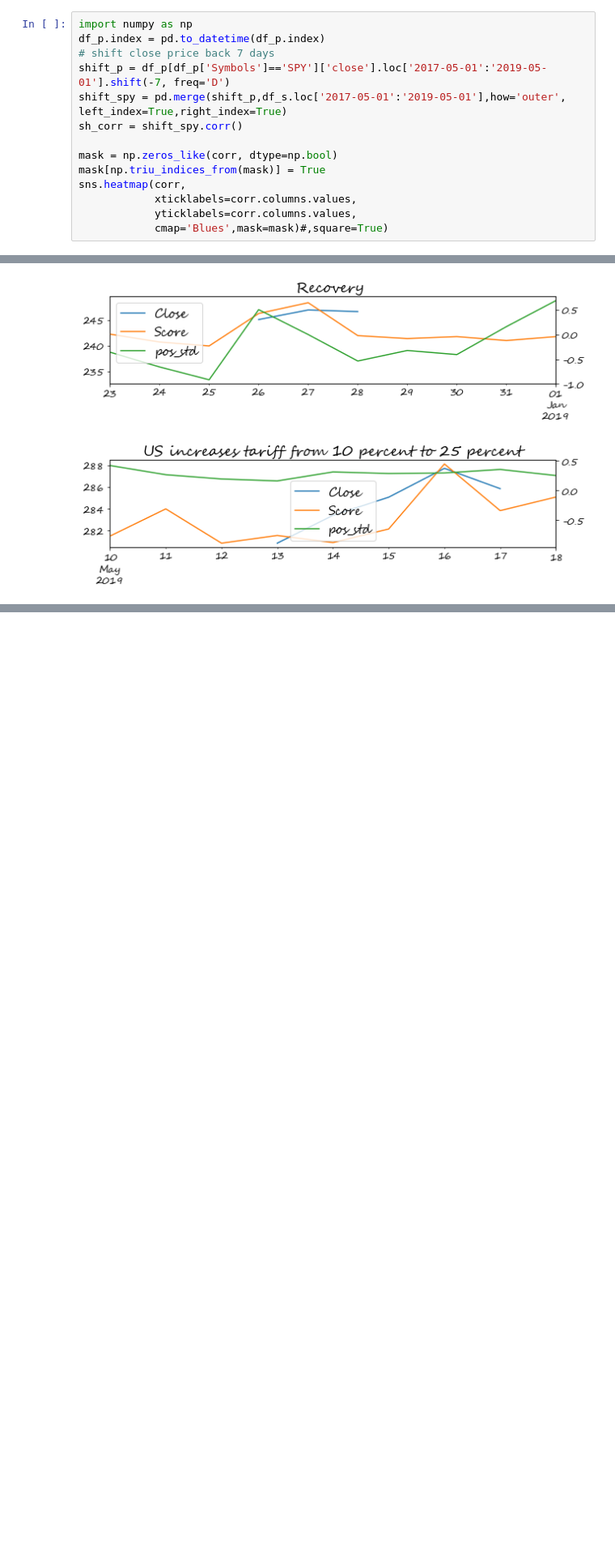
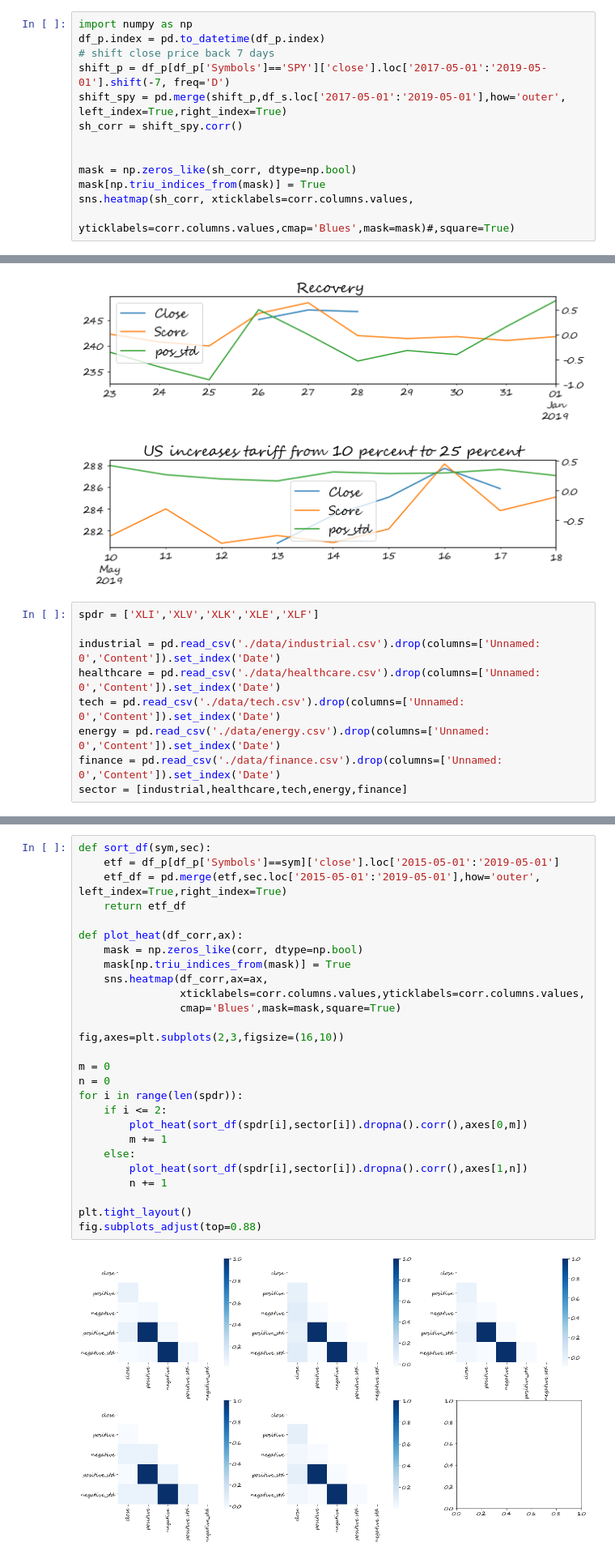
Before and after one commit to elvish7/datascience, a Jupyter notebook: Market_Sentiment_Analysis(Final Project)/Analysis/sentiment_effect.ipynb, the cells around one changed output, grey strips where cells are left out. Shown at 81% size. Saved outputs shown, nothing was run; the diff lists cells and outputs as text; blank space fills up the shorter version.

```diff
--- a/Market_Sentiment_Analysis(Final Project)/Analysis/sentiment_effect.ipynb
+++ b/Market_Sentiment_Analysis(Final Project)/Analysis/sentiment_effect.ipynb
@@ -182,12 +182,11 @@ shift_p = df_p[df_p['Symbols']=='SPY']['close'].loc['2017-05-01':'2019-05-01'].s
 shift_spy = pd.merge(shift_p,df_s.loc['2017-05-01':'2019-05-01'],how='outer', left_index=True,right_index=True)
 sh_corr = shift_spy.corr()
 
-mask = np.zeros_like(corr, dtype=np.bool)
+
+mask = np.zeros_like(sh_corr, dtype=np.bool)
 mask[np.triu_indices_from(mask)] = True
-sns.heatmap(corr,
-            xticklabels=corr.columns.values,
-            yticklabels=corr.columns.values,
-            cmap='Blues',mask=mask)#,square=True)
+sns.heatmap(sh_corr, xticklabels=corr.columns.values,
+                yticklabels=corr.columns.values,cmap='Blues',mask=mask)#,square=True)
 # %% [output]
 <matplotlib.axes._subplots.AxesSubplot at 0x...>
 [figure]
@@ -297,3 +296,12 @@ for i in range(len(event_)):
 [figure]
 [figure]
 [figure]
+# %%
+spdr = ['XLI','XLV','XLK','XLE','XLF']
+
+industrial = pd.read_csv('./data/industrial.csv').drop(columns=['Unnamed: 0','Content']).set_index('Date')
+healthcare = pd.read_csv('./data/healthcare.csv').drop(columns=['Unnamed: 0','Content']).set_index('Date')
+tech = pd.read_csv('./data/tech.csv').drop(columns=['Unnamed: 0','Content']).set_index('Date')
+energy = pd.read_csv('./data/energy.csv').drop(columns=['Unnamed: 0','Content']).set_index('Date')
+finance = pd.read_csv('./data/finance.csv').drop(columns=['Unnamed: 0','Content']).set_index('Date')
+sector = [industrial,healthcare,tech,energy,finance]
@@ -299,0 +318,29 @@ for i in range(len(event_)):
+# %%
+def sort_df(sym,sec):
+    etf = df_p[df_p['Symbols']==sym]['close'].loc['2015-05-01':'2019-05-01']
+    etf_df = pd.merge(etf,sec.loc['2015-05-01':'2019-05-01'],how='outer', left_index=True,right_index=True)
+    return etf_df
+
+def plot_heat(df_corr,ax):
+    mask = np.zeros_like(corr, dtype=np.bool)
+    mask[np.triu_indices_from(mask)] = True
+    sns.heatmap(df_corr,ax=ax,
+                xticklabels=corr.columns.values,yticklabels=corr.columns.values,
+                cmap='Blues',mask=mask,square=True)
+
+fig,axes=plt.subplots(2,3,figsize=(16,10))
+
+m = 0
+n = 0
+for i in range(len(spdr)):
+    if i <= 2:
+        plot_heat(sort_df(spdr[i],sector[i]).dropna().corr(),axes[0,m])
+        m += 1
+    else:
+        plot_heat(sort_df(spdr[i],sector[i]).dropna().corr(),axes[1,n])
+        n += 1
+
+plt.tight_layout()
+fig.subplots_adjust(top=0.88)
+# %% [output]
+[figure, added]
```
Also changed, not shown: parts of 6 cells of this notebook.
